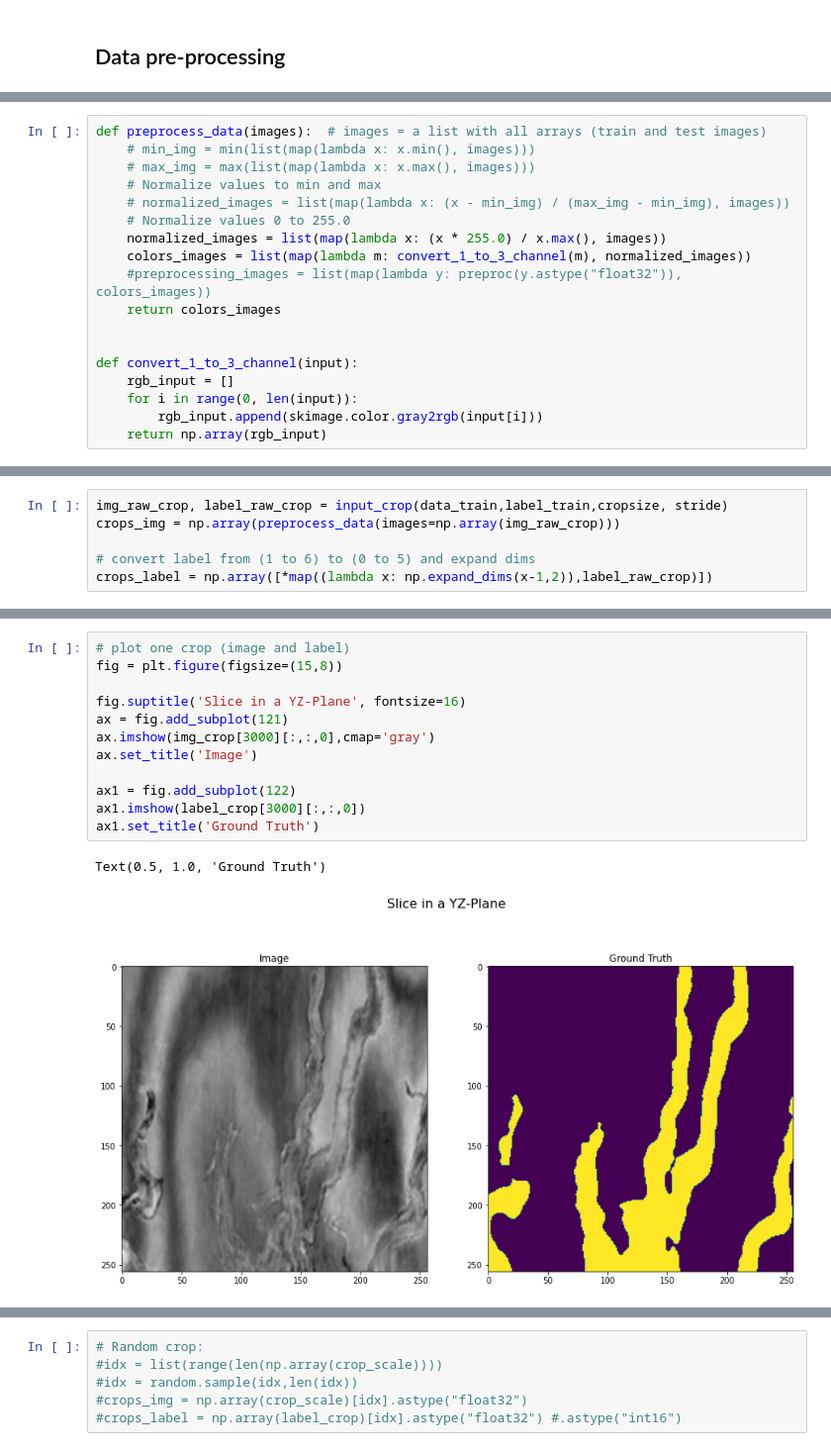
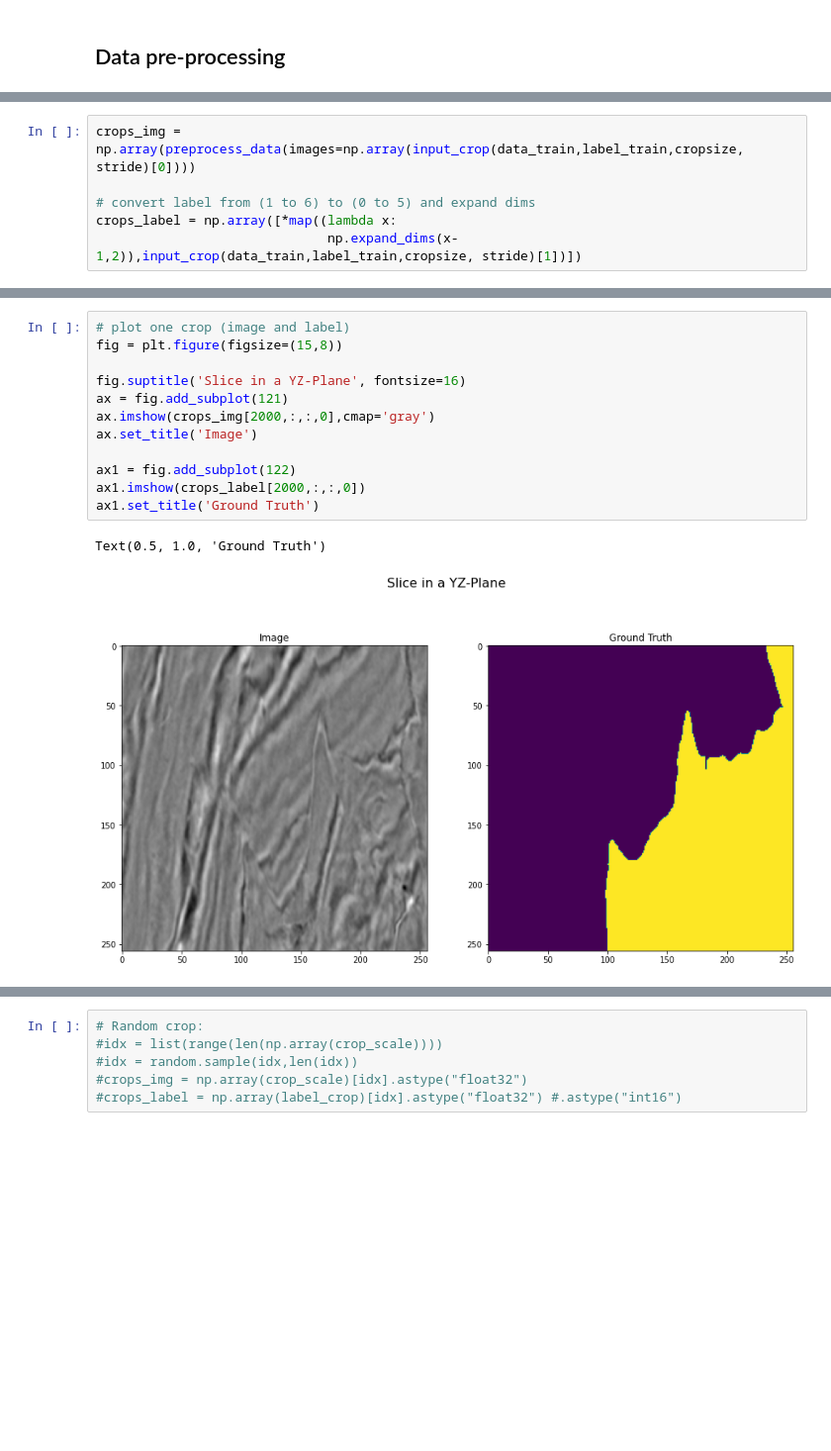
Before and after one commit to CatarinaPinheiro/seismic-facies-identification-unet, a Jupyter notebook: base-model.ipynb, the cells around one changed output, grey strips where cells are left out. Shown at 99% size. Cells and saved outputs as stored; diff of their text form; blank space fills up the shorter version.

Commit message:
modify training

```diff
--- a/base-model.ipynb
+++ b/base-model.ipynb
@@ -184,18 +97,0 @@ def input_crop(data, labels, cropsize, stride):
-# %%
-def preprocess_data(images):  # images = a list with all arrays (train and test images)
-    # min_img = min(list(map(lambda x: x.min(), images)))
-    # max_img = max(list(map(lambda x: x.max(), images)))
-    # Normalize values to min and max
-    # normalized_images = list(map(lambda x: (x - min_img) / (max_img - min_img), images))
-    # Normalize values 0 to 255.0
-    normalized_images = list(map(lambda x: (x * 255.0) / x.max(), images))
-    colors_images = list(map(lambda m: convert_1_to_3_channel(m), normalized_images))
-    #preprocessing_images = list(map(lambda y: preproc(y.astype("float32")), colors_images))
-    return colors_images
-
-
-def convert_1_to_3_channel(input):
-    rgb_input = []
-    for i in range(0, len(input)):
-        rgb_input.append(skimage.color.gray2rgb(input[i]))
-    return np.array(rgb_input)
@@ -207,6 +98,6 @@ stride = (256,256)
 # %%
-img_raw_crop, label_raw_crop = input_crop(data_train,label_train,cropsize, stride)
-crops_img = np.array(preprocess_data(images=np.array(img_raw_crop)))
+crops_img = np.array(preprocess_data(images=np.array(input_crop(data_train,label_train,cropsize, stride)[0])))
 
 # convert label from (1 to 6) to (0 to 5) and expand dims
-crops_label = np.array([*map((lambda x: np.expand_dims(x-1,2)),label_raw_crop)])
+crops_label = np.array([*map((lambda x:
+                              np.expand_dims(x-1,2)),input_crop(data_train,label_train,cropsize, stride)[1])])
@@ -221,15 +110,15 @@ del img_raw_crop, label_raw_crop, data_train, label_train
 # %%
 # plot one crop (image and label)
 fig = plt.figure(figsize=(15,8))
 
 fig.suptitle('Slice in a YZ-Plane', fontsize=16)
 ax = fig.add_subplot(121)
-ax.imshow(img_crop[3000][:,:,0],cmap='gray')
+ax.imshow(crops_img[2000,:,:,0],cmap='gray')
 ax.set_title('Image')
 
 ax1 = fig.add_subplot(122)
-ax1.imshow(label_crop[3000][:,:,0])
+ax1.imshow(crops_label[2000,:,:,0])
 ax1.set_title('Ground Truth')
 # %% [output]
 Text(0.5, 1.0, 'Ground Truth')
-[figure, old version]
+[figure, new version]
```
Also changed, not shown: parts of 20 cells of this notebook, 3 other files.
